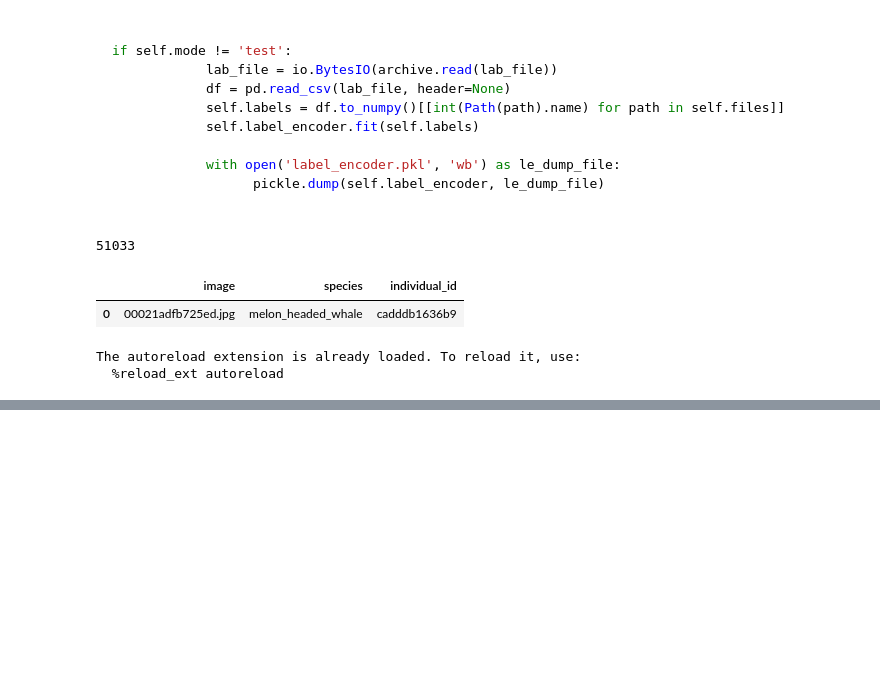
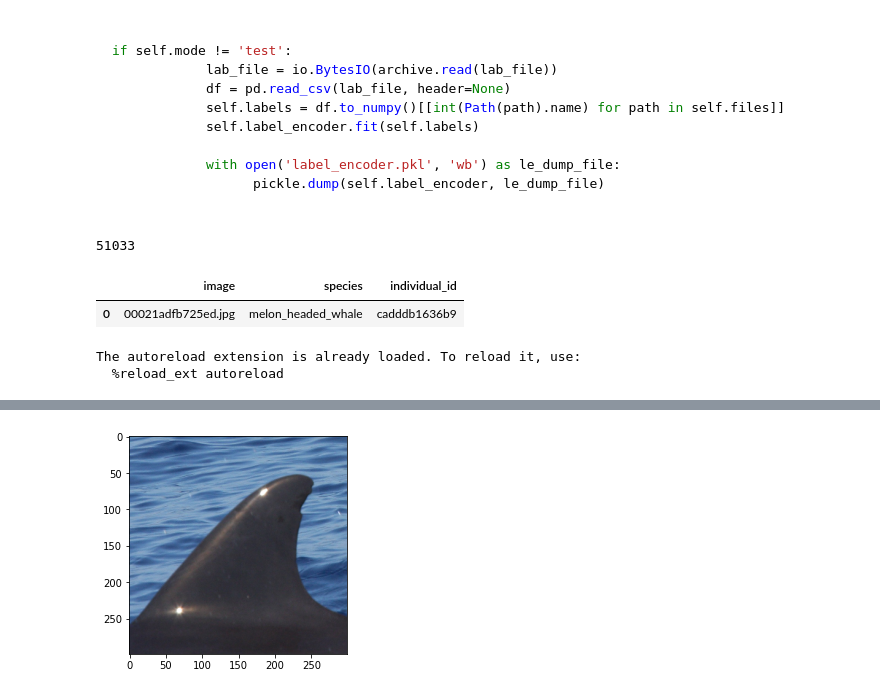
Before and after one commit to G544/kaggle_competition, a Jupyter notebook: happy_whale/Happy_whales.ipynb, the cells around one changed output, grey strips where cells are left out. Saved outputs shown, nothing was run; the diff lists cells and outputs as text; code cells hidden in the pictures; blank space fills up the shorter version.

```diff
--- a/happy_whale/Happy_whales.ipynb
+++ b/happy_whale/Happy_whales.ipynb
@@ -78,3 +95,15 @@ We haven't enough objectsof each class to training neural network. Therefore, we
+# %%
+def imshow(inp, title=None, plt_ax=plt, default=False):
+    """Imshow РґР»СЏ С‚РµРЅР·РѕСЂРѕРІ"""
+    inp = inp.numpy().transpose((1, 2, 0))
+    mean = np.array([0.485, 0.456, 0.406])
+    std = np.array([0.229, 0.224, 0.225])
+    inp = std * inp + mean
+    inp = np.clip(inp, 0, 1)
+    plt_ax.imshow(inp)
+    if title is not None:
+        plt_ax.set_title(title)
+    plt_ax.grid(False)
 # %% [markdown]
 # Деление выборки
 # %%
@@ -152,0 +184,16 @@ UnboundLocalError: ignored
+# %%
+def imshow(inp, title=None, plt_ax=plt, default=False):
+    """Imshow РґР»СЏ С‚РµРЅР·РѕСЂРѕРІ"""
+    inp = inp.numpy().transpose((1, 2, 0))
+    mean = np.array([0.485, 0.456, 0.406])
+    std = np.array([0.229, 0.224, 0.225])
+    inp = std * inp + mean
+    inp = np.clip(inp, 0, 1)
+    plt_ax.imshow(inp)
+    if title is not None:
+        plt_ax.set_title(title)
+    plt_ax.grid(False)
+# %%
+imshow(test[0][0])
+# %% [output]
+[figure, added]
```
Also changed, not shown: parts of 8 cells of this notebook.
